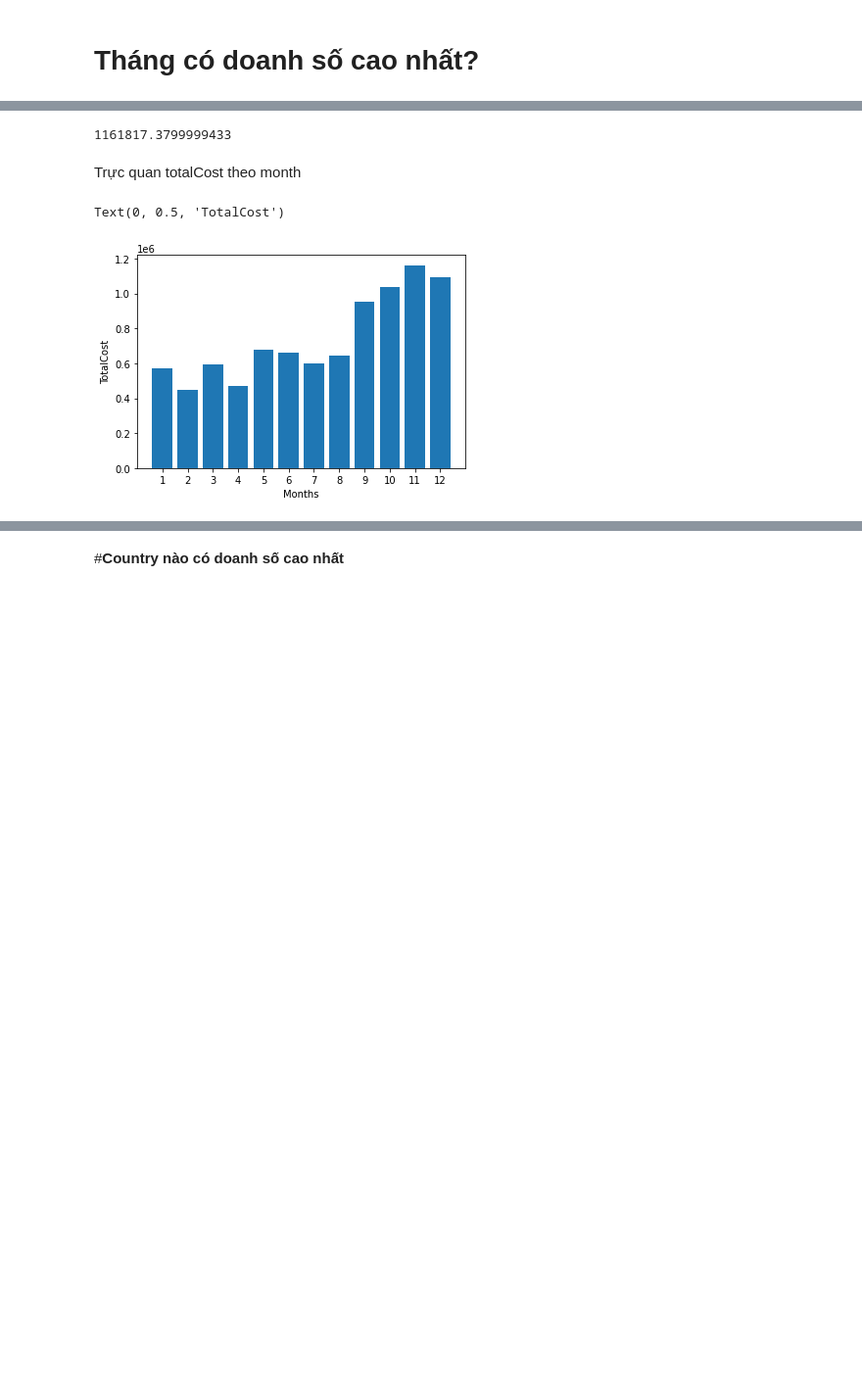
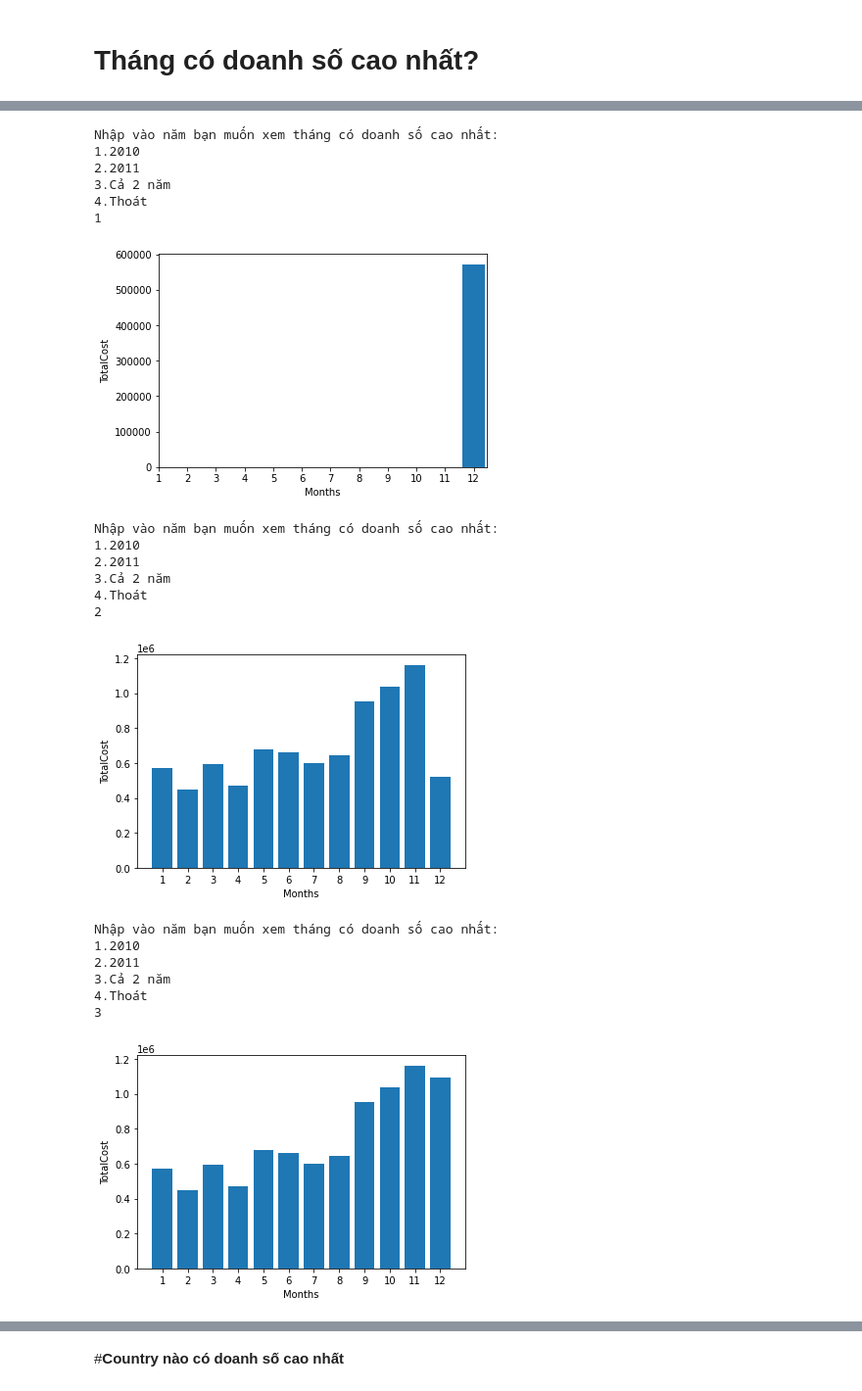
Before and after one commit to Edna-soso/DataAnalysis_Project, a Jupyter notebook: Data_Visualization/Data_Visualization.ipynb, the cells around one changed output, grey strips where cells are left out. Shown at 98% size. Cells and saved outputs as stored; diff of their text form; code cells hidden in the pictures; blank space fills up the shorter version.

```diff
--- a/Data_Visualization/Data_Visualization.ipynb
+++ b/Data_Visualization/Data_Visualization.ipynb
@@ -126,15 +93,57 @@ Name: TotalCost, dtype: float64
-# %%
-gr_month.max()
-# %% [output]
-1161817.3799999433
-# %% [markdown]
-Trực quan totalCost theo month
-# %%
-months = range(1,13)
-plt.bar(months, gr_month, align='center')
-plt.xticks(months)
-plt.xlabel("Months")
-plt.ylabel("TotalCost")
-# %% [output]
-Text(0, 0.5, 'TotalCost')
-[figure, removed]
+# %%
+def best_sales_month():
+  data['Year']=[item[2] for item in data['Date'].str.split('/')]
+  data["Year"].value_counts()
+  data_2010= data[data["Year"]=='2010']
+  data_2011= data[data["Year"]=='2011']
+  months = range(1,13)
+
+  while (True):
+    choice = int(input("Nhập vào năm bạn muốn xem tháng có doanh số cao nhất:\n1.2010\n2.2011\n3.Cả 2 năm\n4.Thoát\n"))
+    if choice == 1:
+      gr_month= data_2010.groupby("Month").sum()["TotalCost"]
+      plt.bar(12, gr_month, align='center')
+      plt.xticks(months)
+      plt.xlabel("Months")
+      plt.ylabel("TotalCost")
+      plt.pause(0.05)
+    elif choice == 2:
+      gr_month= data_2011.groupby("Month").sum()["TotalCost"]
+      plt.bar(months, gr_month, align='center')
+      plt.xticks(months)
+      plt.xlabel("Months")
+      plt.ylabel("TotalCost")
+      plt.pause(0.05)
+    elif choice == 3:
+      gr_month = data.groupby("Month").sum()["TotalCost"]
+      plt.bar(months, gr_month, align='center')
+      plt.xticks(months)
+      plt.xlabel("Months")
+      plt.ylabel("TotalCost")
+      plt.pause(0.05)
+    else:
+      break
+# %%
+best_sales_month()
+# %% [output]
+Nhập vào năm bạn muốn xem tháng có doanh số cao nhất:
+1.2010
+2.2011
+3.Cả 2 năm
+4.Thoát
+1
+[figure, added]
+Nhập vào năm bạn muốn xem tháng có doanh số cao nhất:
+1.2010
+2.2011
+3.Cả 2 năm
+4.Thoát
+2
+[figure, added]
+Nhập vào năm bạn muốn xem tháng có doanh số cao nhất:
+1.2010
+2.2011
+3.Cả 2 năm
+4.Thoát
+3
+[figure, added]
```
Also changed, not shown: parts of 37 cells of this notebook.
